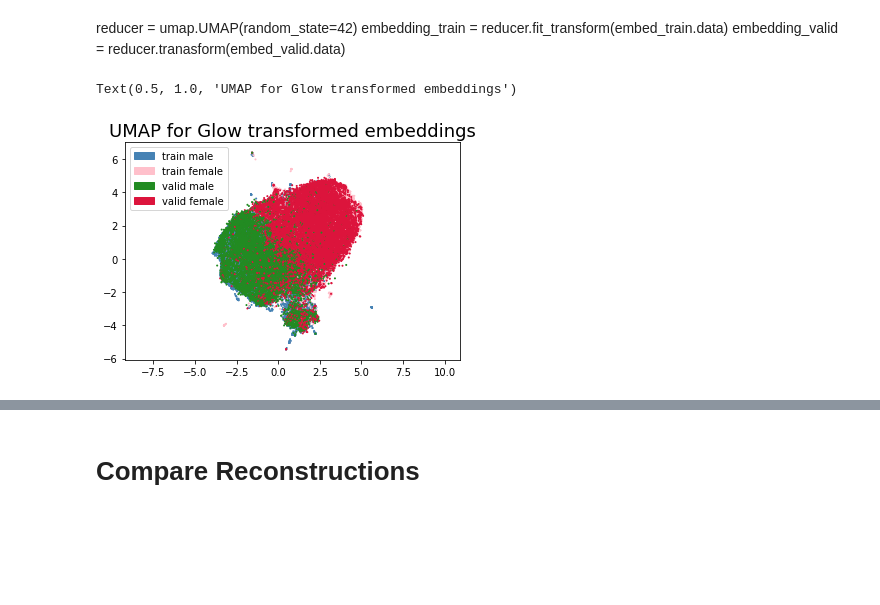
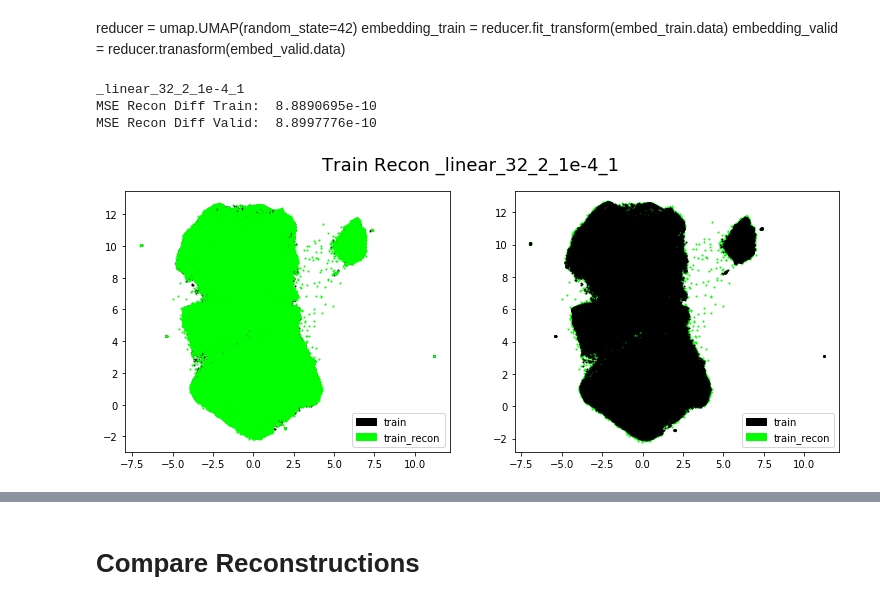
Before and after one commit to alexquach/deepscm, a Jupyter notebook: deepscm/experiments/celeba/sem_vi/eval_model.ipynb, the cells around one changed output, grey strips where cells are left out. Cells and saved outputs as stored; diff of their text form; code cells hidden in the pictures; blank space fills up the shorter version.

```diff
--- a/deepscm/experiments/celeba/sem_vi/eval_model.ipynb
+++ b/deepscm/experiments/celeba/sem_vi/eval_model.ipynb
@@ -193,0 +183,3 @@ torch.save(
+# %%
+train_recon = np.load(f'./train_reconstruct{version}.npy').reshape(-1, 384)
+valid_recon = np.load(f'./valid_reconstruct{version}.npy').reshape(-1, 384)
@@ -194,7 +198,2 @@ torch.save(
 # %% [markdown]
 # Visualize Glow UMAPS
-# %%
-split_dir = "./"
-embed_train = np.load(f'{split_dir}/train_embed_base.npy').reshape(-1, 384)
-embed_valid = np.load(f'{split_dir}/valid_embed_base.npy').reshape(-1, 384)
-# embed_test  = np.load(f'{split_dir}/test_features.npy')
@@ -240,14 +210,2 @@ descriptions.append("valid female")
-# %%
-plt.scatter(embedding_train[:, 0], embedding_train[:, 1], c=c_train, s=1)
-plt.scatter(embedding_valid_2[:, 0], embedding_valid_2[:, 1], c=c_valid, s=1)
-# plt.scatter(embedding_v88[:, 0], embedding_v88[:, 1], c=c_v88, s=3)
-plt.gca().set_aspect('equal', 'datalim')
-# plt.title('UMAP projection of the Digits dataset', fontsize=24);
-
-import matplotlib.patches as mpatches
-handles = [mpatches.Patch(color=color, label=label) for color, label in zip(colors, descriptions)]
-plt.legend(handles=handles)
-plt.title('UMAP for Glow transformed embeddings', fontsize=18)
-# %% [output]
-Text(0.5, 1.0, 'UMAP for Glow transformed embeddings')
-[figure, removed]
+# %%
+embedding_recon_train = reducer.transform(train_recon)
@@ -253,0 +215,29 @@ Text(0.5, 1.0, 'UMAP for Glow transformed embeddings')
+# %%
+print(version)
+print("MSE Recon Diff Train: ", np.mean(np.square(recon_diff_train)))
+print("MSE Recon Diff Valid: ", np.mean(np.square(recon_diff_valid)))
+# %% [output]
+_linear_32_2_1e-4_1
+MSE Recon Diff Train:  8.8890695e-10
+MSE Recon Diff Valid:  8.8997776e-10
+# %%
+import matplotlib.patches as mpatches
+colors = [[0, 0, 0], [0, 1, 0]]
+descriptions = ["train", "train_recon"]
+handles = [mpatches.Patch(color=color, label=label) for color, label in zip(colors, descriptions)]
+
+fig, axs = plt.subplots(nrows=1, ncols=2, figsize=(12.8, 4.8))
+
+axs[0].scatter(embedding_train[:, 0], embedding_train[:, 1], c=[[0, 0, 0]], s=1)
+axs[0].scatter(embedding_recon_train[:, 0], embedding_recon_train[:, 1], c=[[0, 1, 0]], s=1)
+axs[0].legend(handles=handles)
+
+axs[1].scatter(embedding_recon_train[:, 0], embedding_recon_train[:, 1], c=[[0, 1, 0]], s=1)
+axs[1].scatter(embedding_train[:, 0], embedding_train[:, 1], c=[[0, 0, 0]], s=1)
+axs[1].legend(handles=handles)
+
+fig.gca().set_aspect('equal', 'datalim')
+fig.suptitle(f'Train Recon {version}', fontsize=18)
+fig.savefig(f'./train_recon_{version}.png', dpi=300)
+# %% [output]
+[figure, added]
```
Also changed, not shown: parts of 38 cells of this notebook, 3 other files.
